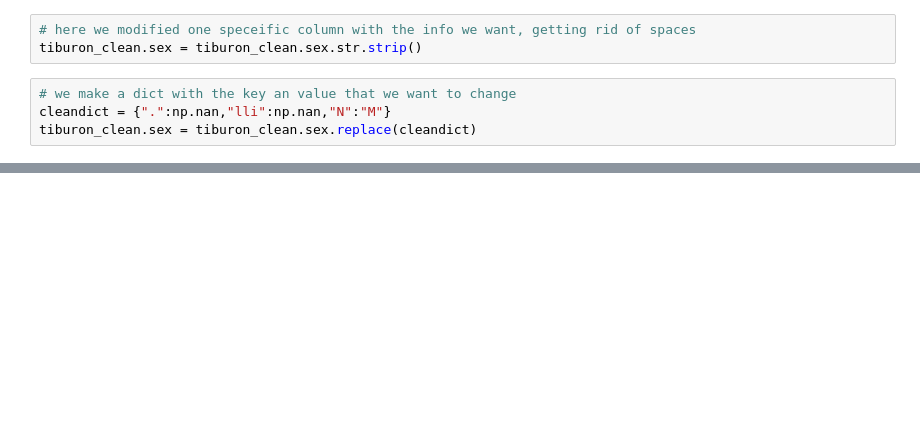
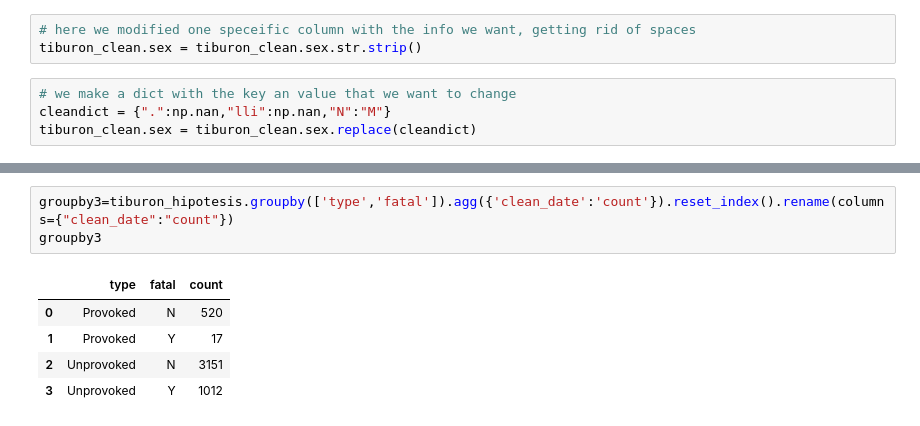
Before and after one commit to Gitfracto/data-cleaning-pandas, a Jupyter notebook: panditas.ipynb, the cells around one changed output, grey strips where cells are left out. Drawn from its saved outputs; the diff is of its cells as text; blank space fills up the shorter version.

```diff
--- a/panditas.ipynb
+++ b/panditas.ipynb
@@ -691,0 +777,9 @@ sns.kdeplot(x=tiburon_hipotesis.age_2, hue=tiburon_hipotesis.activity_verb2)
+# %%
+groupby3=tiburon_hipotesis.groupby(['type','fatal']).agg({'clean_date':'count'}).reset_index().rename(columns={"clean_date":"count"})
+groupby3
+# %% [output]
+|  | type | fatal | count |
+| 0 | Provoked | N | 520 |
+| 1 | Provoked | Y | 17 |
+| 2 | Unprovoked | N | 3151 |
+| 3 | Unprovoked | Y | 1012 |
```
Also changed, not shown: parts of 84 cells of this notebook.
